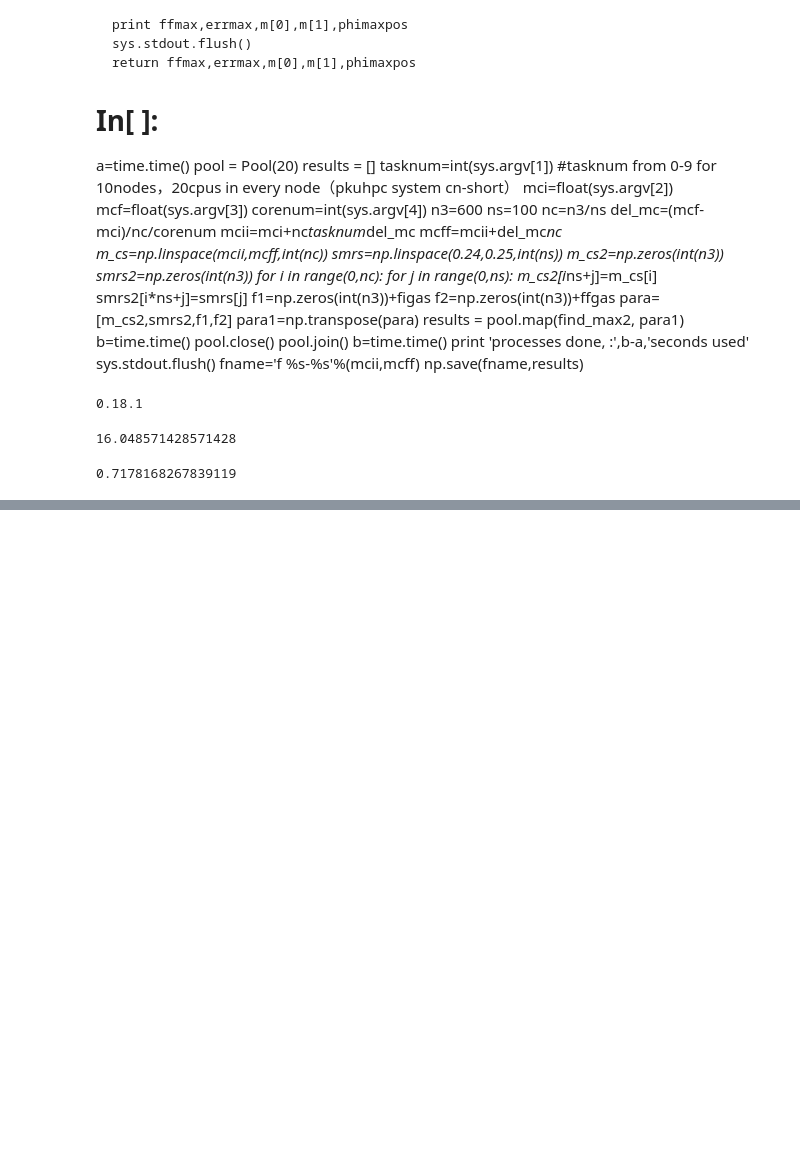
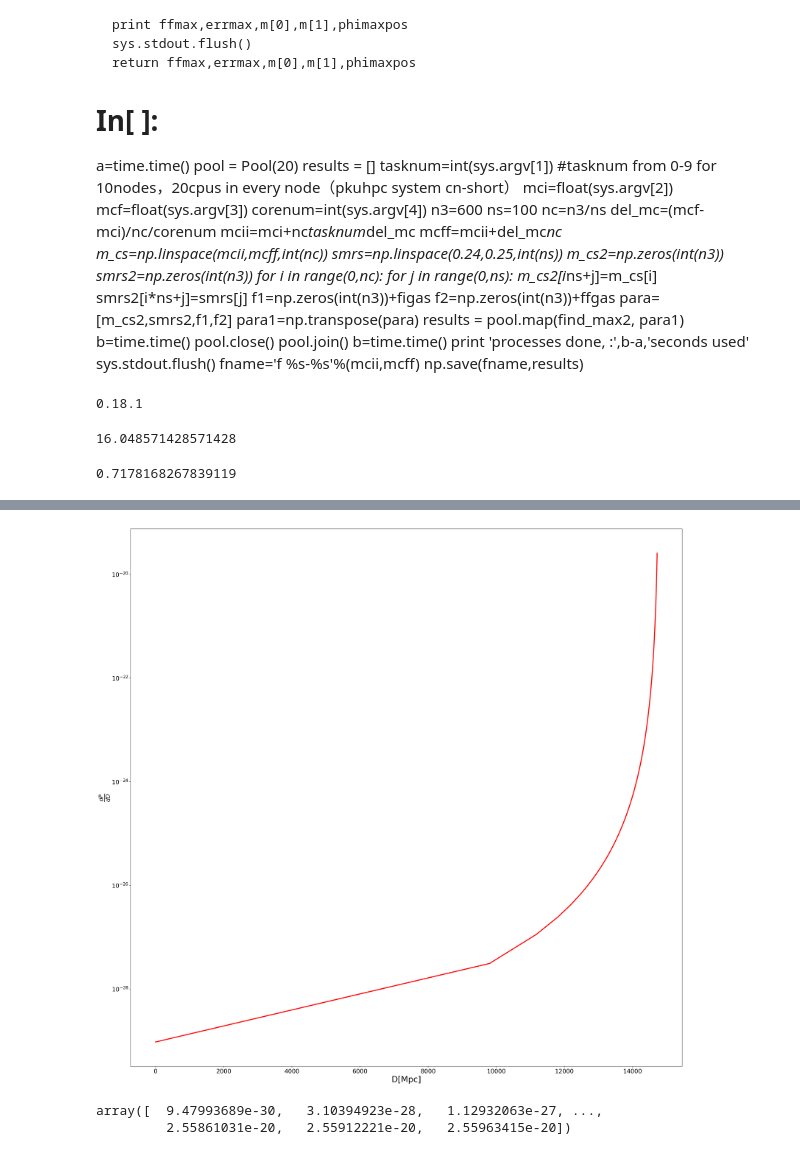
Before and after one commit to shanzhoupeng/GW-simu, a Jupyter notebook: notebook/物理宇宙学基础 计算.ipynb, the cells around one changed output, grey strips where cells are left out. Cells and saved outputs as stored; diff of their text form; code cells hidden in the pictures; blank space fills up the shorter version.

```diff
--- a/notebook/物理宇宙学基础 计算.ipynb
+++ b/notebook/物理宇宙学基础 计算.ipynb
@@ -475,0 +589,16 @@ np.power(0.27/0.73,1.0/3)
+# %%
+fig1=plt.figure(figsize=(30,30),dpi=150)
+plt.ylabel(r'$\frac{dP}{dD}$',fontsize=25)
+plt.xlabel(r'D[Mpc]',fontsize=25)
+plt.xticks(fontsize=18)
+plt.yticks(fontsize=18)
+plt.plot(dzr*sciconsts.c,dpr,color='red',linewidth=3.0)
+plt.yscale('log')
+plt.show()
+# %% [output]
+[figure, added]
+# %%
+dpr
+# %% [output]
+array([  9.47993689e-30,   3.10394923e-28,   1.12932063e-27, ...,
+         2.55861031e-20,   2.55912221e-20,   2.55963415e-20])
```
Also changed, not shown: parts of 24 cells of this notebook, 4 other files.
